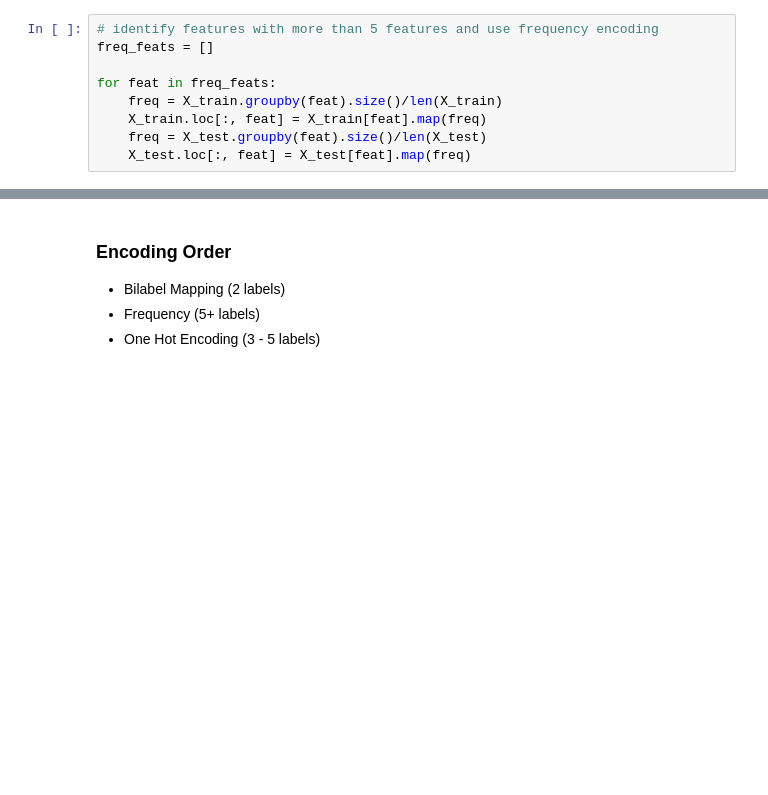
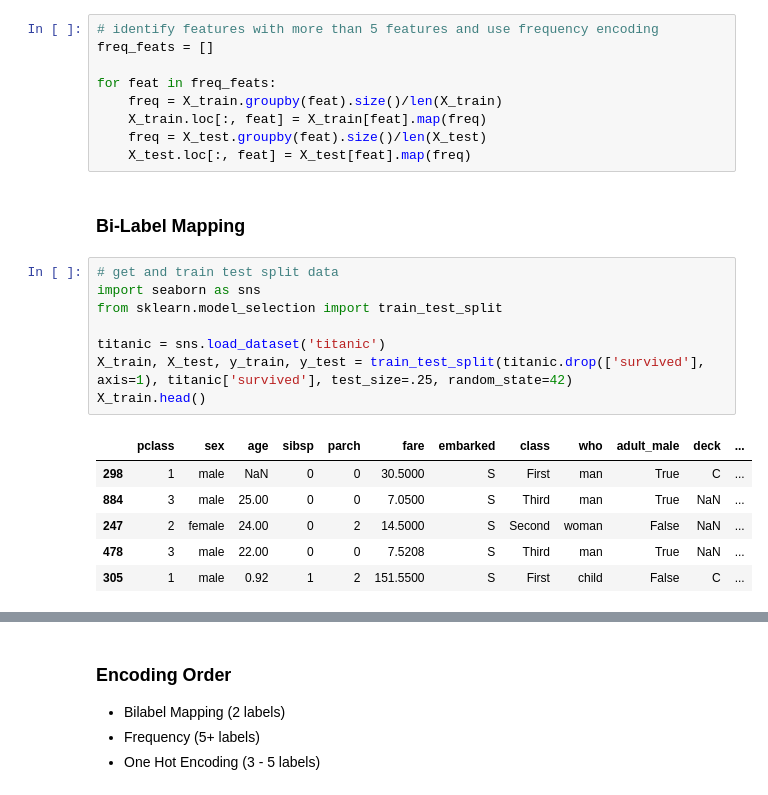
Before and after one commit to gitmystuff/INFO4050-Spring-2023, a Jupyter notebook: Week_06-Feature_Engineering/Week 06 - Feature Engineering.ipynb, the cells around one changed output, grey strips where cells are left out. Cells and saved outputs as stored; diff of their text form; blank space fills up the shorter version.

```diff
--- a/Week_06-Feature_Engineering/Week 06 - Feature Engineering.ipynb
+++ b/Week_06-Feature_Engineering/Week 06 - Feature Engineering.ipynb
@@ -946,3 +946,20 @@ for feat in freq_feats:
     X_train.loc[:, feat] = X_train[feat].map(freq)
     freq = X_test.groupby(feat).size()/len(X_test)
     X_test.loc[:, feat] = X_test[feat].map(freq)
+# %% [markdown]
+### Bi-Label Mapping
+# %%
+# get and train test split data
+import seaborn as sns
+from sklearn.model_selection import train_test_split
+
+titanic = sns.load_dataset('titanic')
+X_train, X_test, y_train, y_test = train_test_split(titanic.drop(['survived'], axis=1), titanic['survived'], test_size=.25, random_state=42)
+X_train.head()
+# %% [output]
+|  | pclass | sex | age | sibsp | parch | fare | embarked | class | who | adult_male | deck | ... |
+| 298 | 1 | male | NaN | 0 | 0 | 30.5000 | S | First | man | True | C | ... |
+| 884 | 3 | male | 25.00 | 0 | 0 | 7.0500 | S | Third | man | True | NaN | ... |
+| 247 | 2 | female | 24.00 | 0 | 2 | 14.5000 | S | Second | woman | False | NaN | ... |
+| 478 | 3 | male | 22.00 | 0 | 0 | 7.5208 | S | Third | man | True | NaN | ... |
+| 305 | 1 | male | 0.92 | 1 | 2 | 151.5500 | S | First | child | False | C | ... |
```
Also changed, not shown: parts of 4 cells of this notebook.
